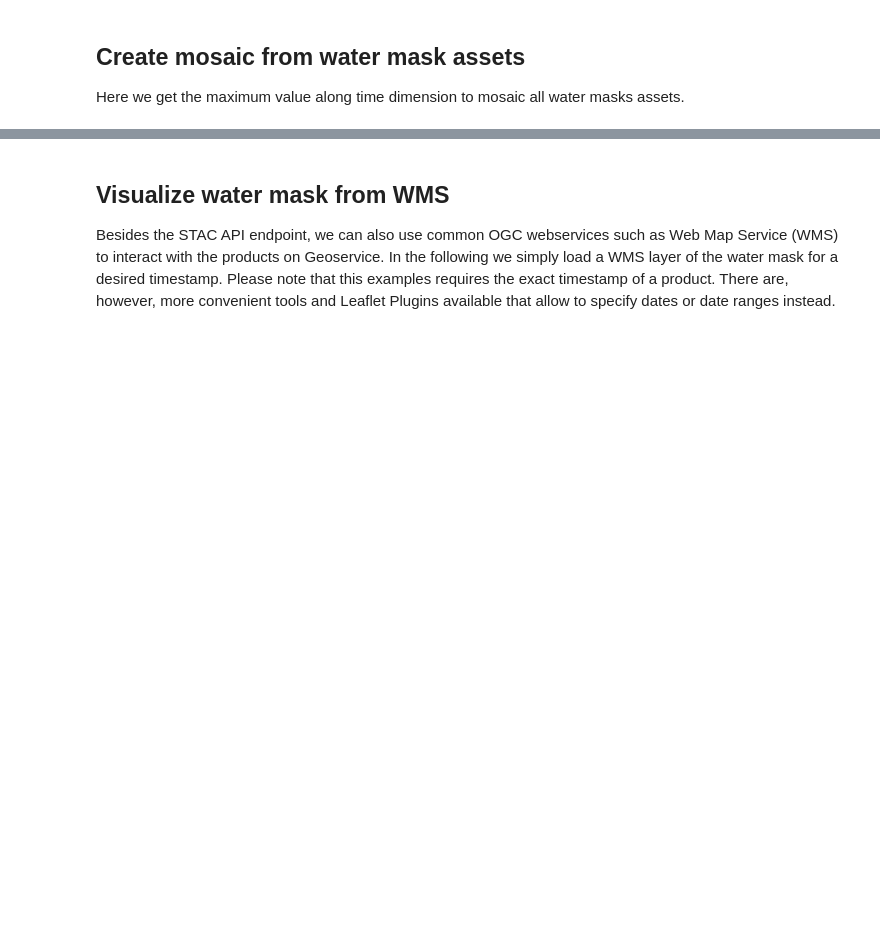
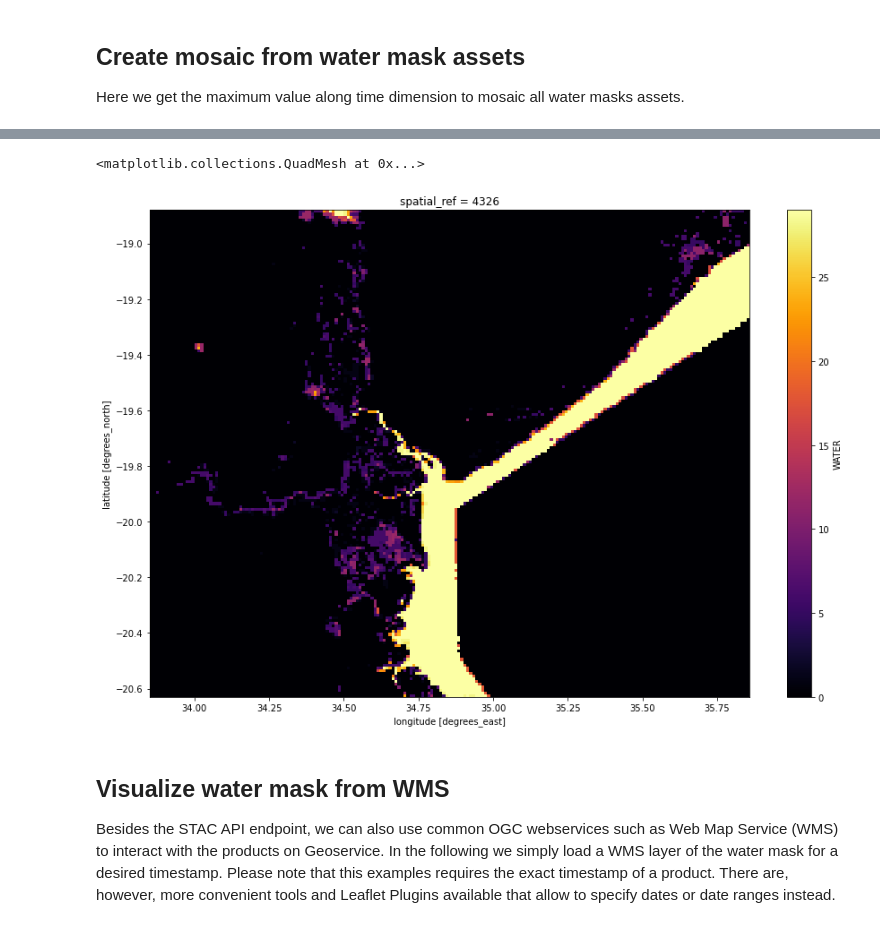
Before and after one commit to dlr-eoc/ukis-data-tutorials, a Jupyter notebook: water/access_data4human.ipynb, the cells around one changed output, grey strips where cells are left out. Cells and saved outputs as stored; diff of their text form; code cells hidden in the pictures; blank space fills up the shorter version.

```diff
--- a/water/access_data4human.ipynb
+++ b/water/access_data4human.ipynb
@@ -148,3 +166,18 @@ mosaic.plot()
+# %%
+# combine water and valid masks
+# forward fill water masks where no valid observations are available
+# set remaining nan values (at first timestamp) to 0
+water_ds = items_ds_clip["WATER"].where(items_ds_clip["VALID"] == 1).ffill(dim="time").fillna(0)
+
+# resample water masks to daily temporal resolution using forward fill and sum up
+# this effectively provides us with the total flood duration in the requested reference time period
+duration = water_ds.resample(time="1D").ffill().sum(dim="time")
+
+# plot duration
+duration.plot(size=10, cmap="inferno")
+# %% [output]
+<matplotlib.collections.QuadMesh at 0x...>
+[figure, added]
 # %% [markdown]
 ## Visualize water mask from WMS
 Besides the STAC API endpoint, we can also use common OGC webservices such as Web Map Service (WMS) to interact with the products on Geoservice. In the following we simply load a WMS layer of the water mask for a desired timestamp. Please note that this examples requires the exact timestamp of a product. There are, however, more convenient tools and Leaflet Plugins available that allow to specify dates or date ranges instead.
```
Also changed, not shown: parts of 5 cells of this notebook.
